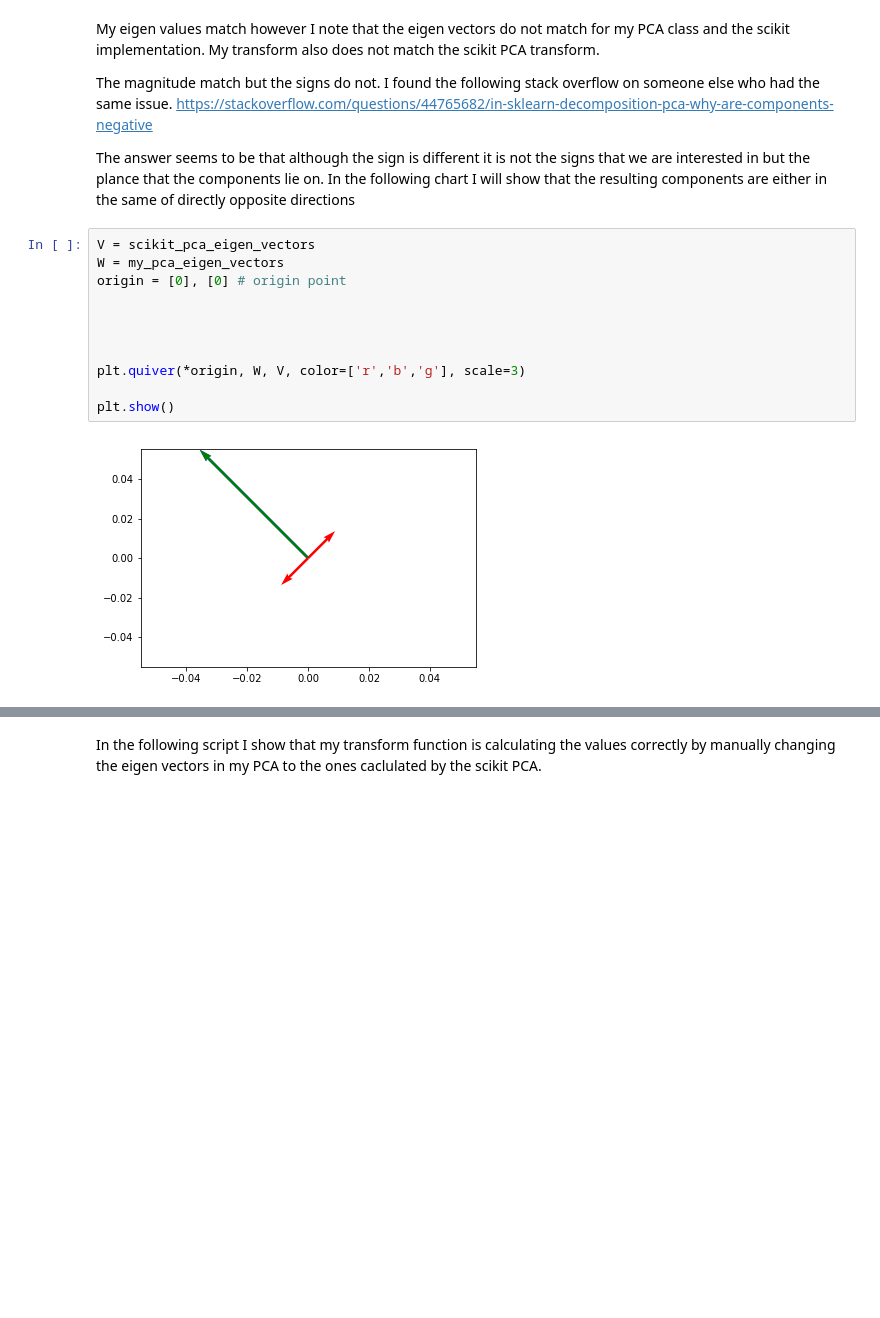
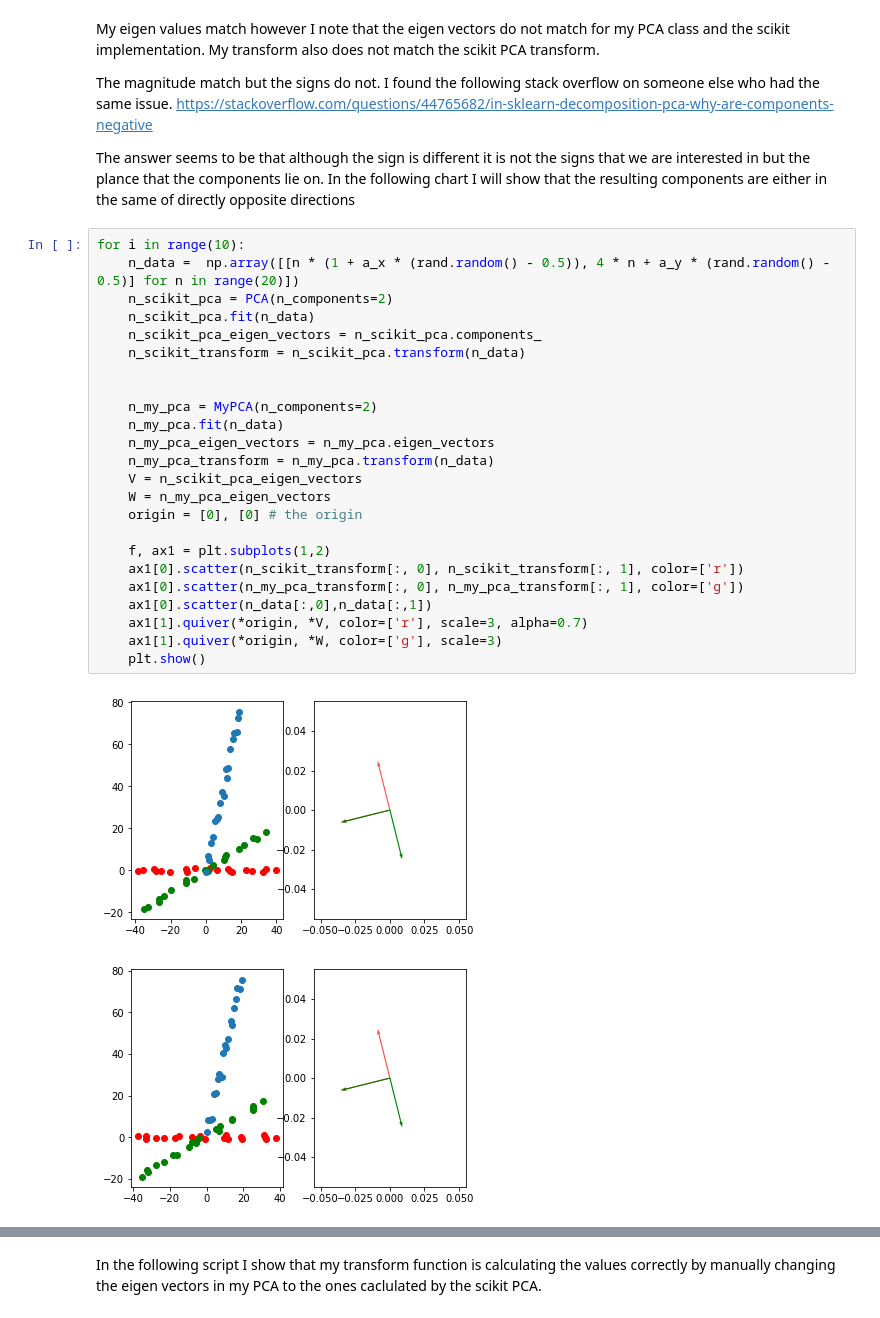
Before and after one commit to vipulpopat/MSCAI_CE4021_Week5, a Jupyter notebook: Etivity5.ipynb, the cells around one changed output, grey strips where cells are left out. Saved outputs shown, nothing was run; the diff lists cells and outputs as text; blank space fills up the shorter version.

Commit message:
additional graphs

```diff
--- a/Etivity5.ipynb
+++ b/Etivity5.ipynb
@@ -101,16 +101,30 @@ The magnitude match but the signs do not. I found the following stack overflow o
 https://stackoverflow.com/questions/44765682/in-sklearn-decomposition-pca-why-are-components-negative
 
 The answer seems to be that although the sign is different it is not the signs that we are interested in but the plance that the components lie on. In the following chart I will show that the resulting components are either in the same of directly opposite directions
-# %%
-V = scikit_pca_eigen_vectors
-W = my_pca_eigen_vectors
-origin = [0], [0] # origin point
-
-
-
-
-plt.quiver(*origin, W, V, color=['r','b','g'], scale=3)
-
-plt.show()
-# %% [output]
-[figure, removed]
+# %%
+for i in range(10):
+    n_data =  np.array([[n * (1 + a_x * (rand.random() - 0.5)), 4 * n + a_y * (rand.random() - 0.5)] for n in range(20)])
+    n_scikit_pca = PCA(n_components=2)
+    n_scikit_pca.fit(n_data)
+    n_scikit_pca_eigen_vectors = n_scikit_pca.components_
+    n_scikit_transform = n_scikit_pca.transform(n_data)
+
+
+    n_my_pca = MyPCA(n_components=2)
+    n_my_pca.fit(n_data)
+    n_my_pca_eigen_vectors = n_my_pca.eigen_vectors
+    n_my_pca_transform = n_my_pca.transform(n_data)
+    V = n_scikit_pca_eigen_vectors
+    W = n_my_pca_eigen_vectors
+    origin = [0], [0] # the origin
+
+    f, ax1 = plt.subplots(1,2)
+    ax1[0].scatter(n_scikit_transform[:, 0], n_scikit_transform[:, 1], color=['r'])
+    ax1[0].scatter(n_my_pca_transform[:, 0], n_my_pca_transform[:, 1], color=['g'])
+    ax1[0].scatter(n_data[:,0],n_data[:,1])
+    ax1[1].quiver(*origin, *V, color=['r'], scale=3, alpha=0.7)
+    ax1[1].quiver(*origin, *W, color=['g'], scale=3)
+    plt.show()
+# %% [output]
+[figure, added]
+[figure, added]
```
Also changed, not shown: parts of 3 cells of this notebook.
